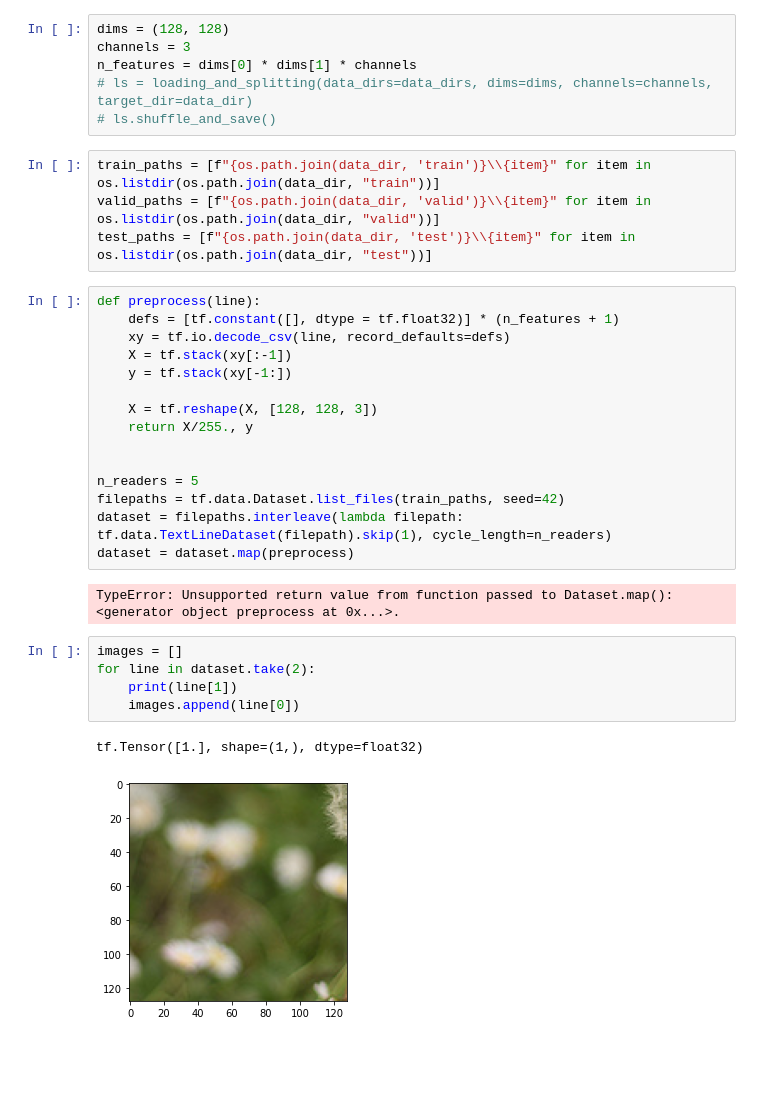
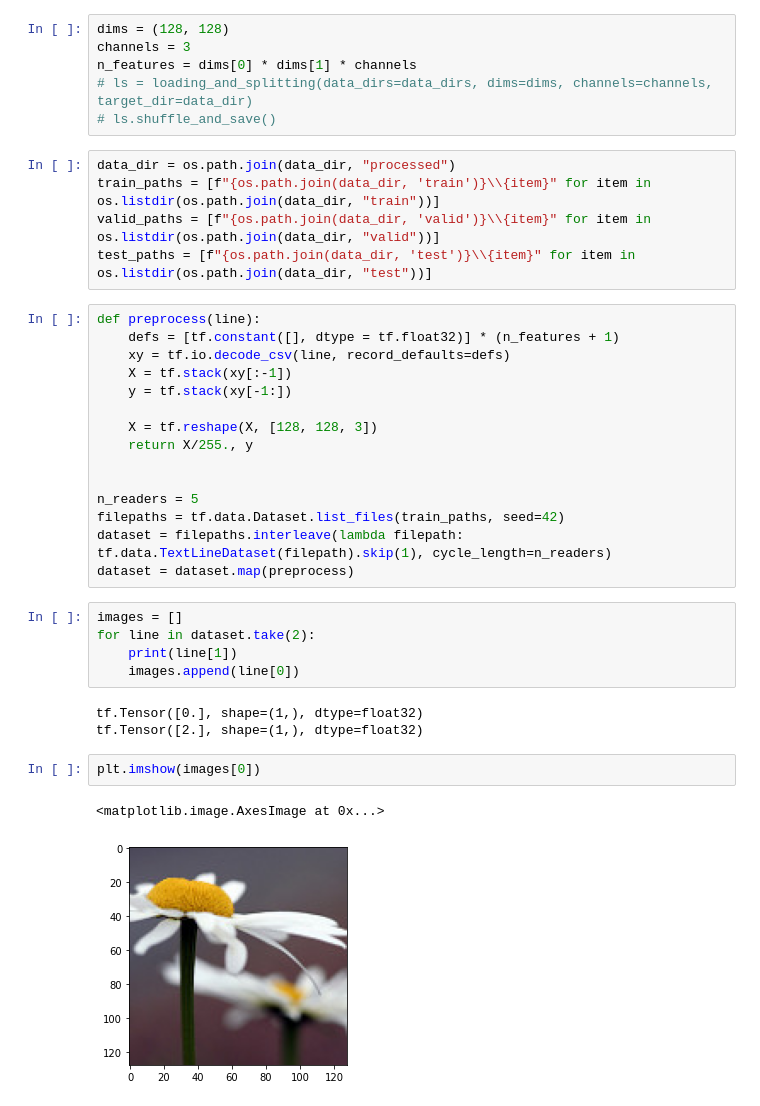
Before and after one commit to Kaushalkhokhar/complete-ml, a Jupyter notebook: projects/CNN/flowers.ipynb, the cells around one changed output. Cells and saved outputs as stored; diff of their text form; blank space fills up the shorter version.

```diff
--- a/projects/CNN/flowers.ipynb
+++ b/projects/CNN/flowers.ipynb
@@ -128,6 +128,7 @@ n_features = dims[0] * dims[1] * channels
 # ls = loading_and_splitting(data_dirs=data_dirs, dims=dims, channels=channels, target_dir=data_dir)
 # ls.shuffle_and_save()
 # %%
+data_dir = os.path.join(data_dir, "processed")
 train_paths = [f"{os.path.join(data_dir, 'train')}\\{item}" for item in os.listdir(os.path.join(data_dir, "train"))]
 valid_paths = [f"{os.path.join(data_dir, 'valid')}\\{item}" for item in os.listdir(os.path.join(data_dir, "valid"))]
 test_paths = [f"{os.path.join(data_dir, 'test')}\\{item}" for item in os.listdir(os.path.join(data_dir, "test"))]
@@ -146,13 +147,16 @@ n_readers = 5
 filepaths = tf.data.Dataset.list_files(train_paths, seed=42)
 dataset = filepaths.interleave(lambda filepath: tf.data.TextLineDataset(filepath).skip(1), cycle_length=n_readers)
 dataset = dataset.map(preprocess)
-# %% [output]
-TypeError: Unsupported return value from function passed to Dataset.map(): <generator object preprocess at 0x...>.
 # %%
 images = []
 for line in dataset.take(2):
     print(line[1])
     images.append(line[0])
 # %% [output]
-tf.Tensor([1.], shape=(1,), dtype=float32)
+tf.Tensor([0.], shape=(1,), dtype=float32)
+tf.Tensor([2.], shape=(1,), dtype=float32)
-[figure, removed]
+# %%
+plt.imshow(images[0])
+# %% [output]
+<matplotlib.image.AxesImage at 0x...>
+[figure, added]
```
Also changed, not shown: parts of 3 cells of this notebook.
